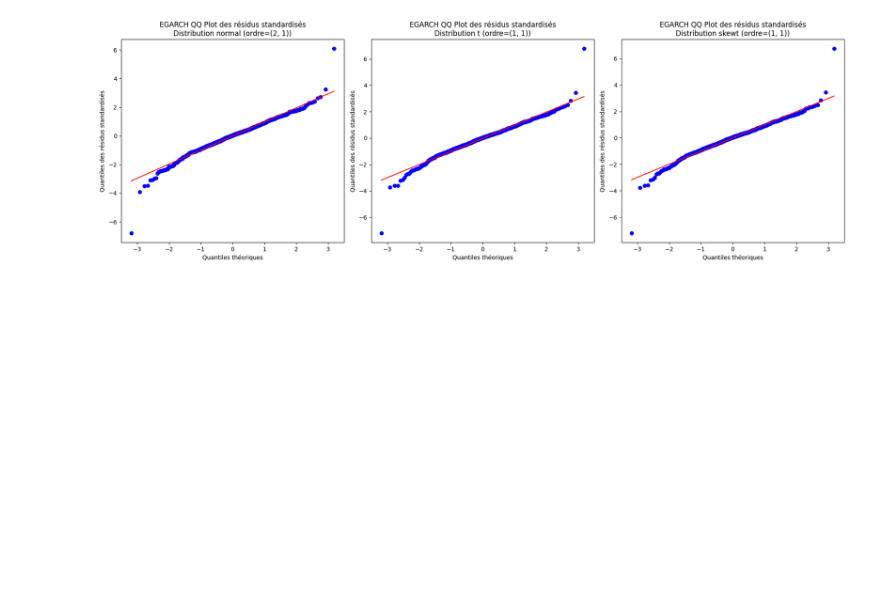
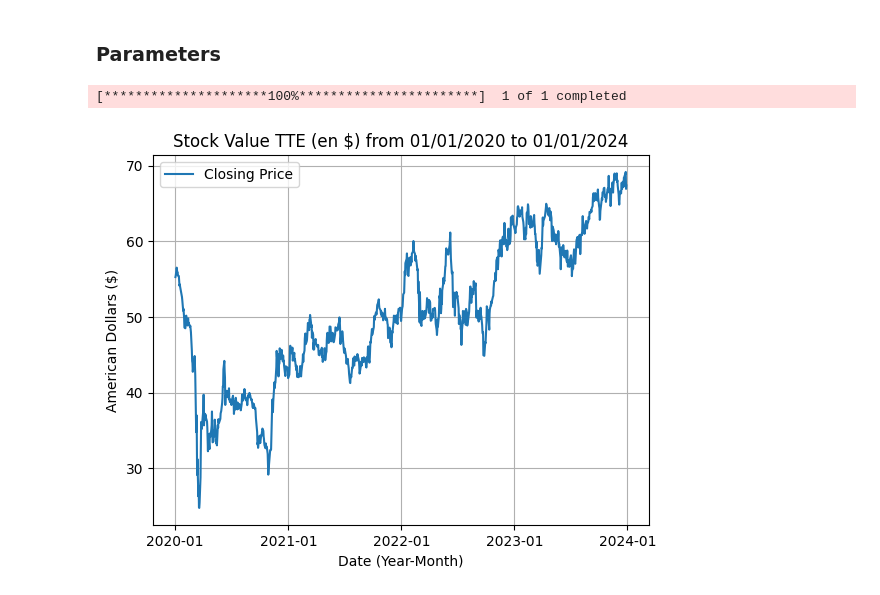
Before and after one commit to AdrienPortier/GARCH-Prediction-LSMIC, a Jupyter notebook: VaR_ES_Garch_LSMIC_final.ipynb, the cells around one changed output. Saved outputs shown, nothing was run; the diff lists cells and outputs as text; code cells hidden in the pictures; blank space fills up the shorter version.

```diff
--- a/VaR_ES_Garch_LSMIC_final.ipynb
+++ b/VaR_ES_Garch_LSMIC_final.ipynb
@@ -755,30 +16,25 @@ plt.show()
-# %%
-
-
-# Créer une figure pour afficher les QQ plots côte à côte
-plt.figure(figsize=(18, 6))  # Largeur augmentée pour accueillir les plots côte à côte
-
-# Boucle pour calculer et afficher le QQ plot pour chaque distribution
-for idx, dist in enumerate(distributions):
-    # Meilleur ordre trouvé pour la distribution actuelle
-    best_order = best_orders[idx]
-
-    # Ajustement du modèle EGARCH avec les meilleurs paramètres sur les données d'entraînement
-    model = arch_model(scaled_train_data, vol='EGarch', p=best_order[0], q=best_order[1], dist=dist)
-    model_fit = model.fit(disp='off')
-
-    # Calcul des résidus standardisés
-    standardized_residuals = model_fit.std_resid
-
-    # Création du QQ plot dans une sous-figure
-    plt.subplot(1, len(distributions), idx + 1)  # 1 ligne, nombre de colonnes = nombre de distributions
-    stats.probplot(standardized_residuals, dist="norm", plot=plt)
-    plt.title(f"EGARCH QQ Plot des résidus standardisés\nDistribution {dist} (ordre={best_order})")
-    plt.xlabel("Quantiles théoriques")
-    plt.ylabel("Quantiles des résidus standardisés")
-
-# Ajustement de l'affichage et affichage final
-plt.tight_layout()
-plt.show()
-# %% [output]
-[figure, removed]
+# %% [markdown]
+### Parameters
+# %%
+Firm = "TotalEnergies"
+Ticker = "TTE"
+# %%
+# Data retrieval
+data = yf.download(Ticker, start='2020-01-01', end='2024-01-01')
+data['Log Return'] = np.log(data['Adj Close'] / data['Adj Close'].shift(1))
+
+# Illustration of TOTAL's stock price course
+plt.locator_params(axis='x', nbins=4)
+plt.plot(data.index, data["Close"], label="Closing Price")
+plt.gca().xaxis.set_major_locator(mdates.YearLocator())  # Un tick par année
+plt.gca().xaxis.set_major_formatter(mdates.DateFormatter('%Y-%m'))
+
+plt.xlabel("Date (Year-Month)")
+plt.ylabel("American Dollars ($)")
+plt.title("Stock Value " + Ticker + " (en $) from 01/01/2020 to 01/01/2024")
+plt.grid(True)
+plt.legend()
+plt.show()
+# %% [output]
+[*********************100%***********************]  1 of 1 completed
+[figure, added]
```
Also changed, not shown: parts of 42 cells of this notebook, 1 other file.
